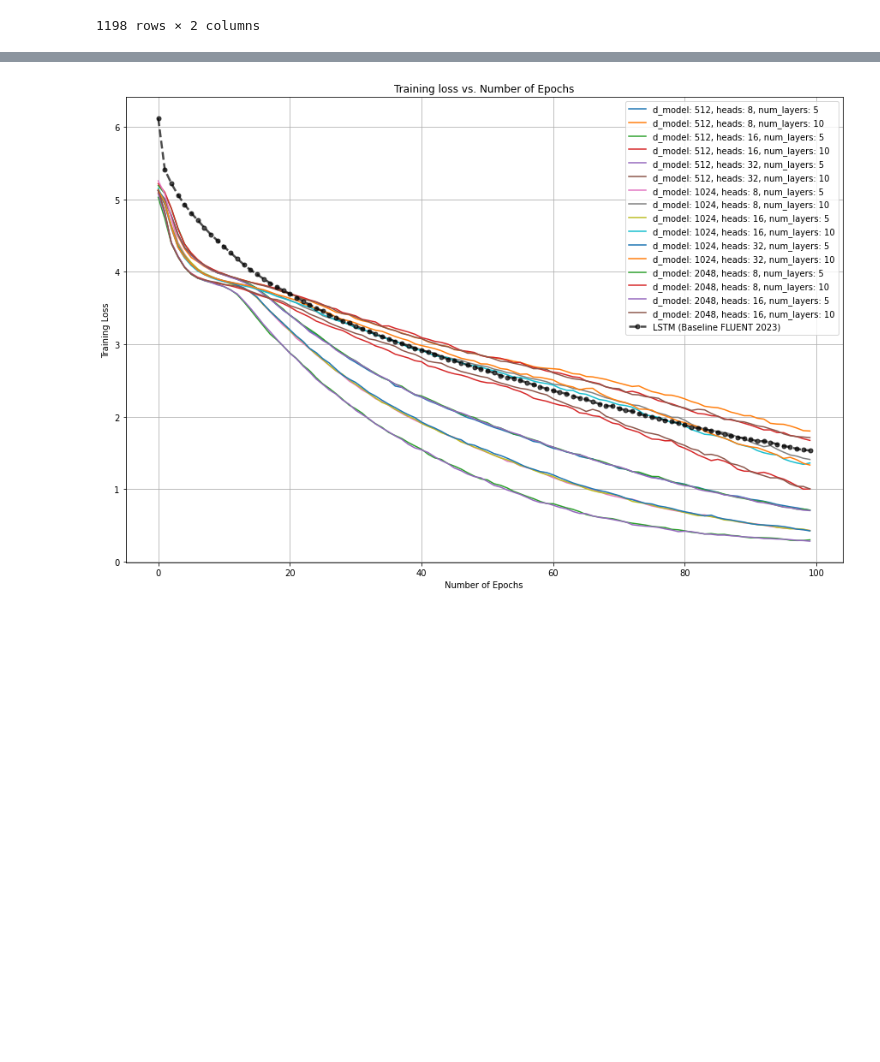
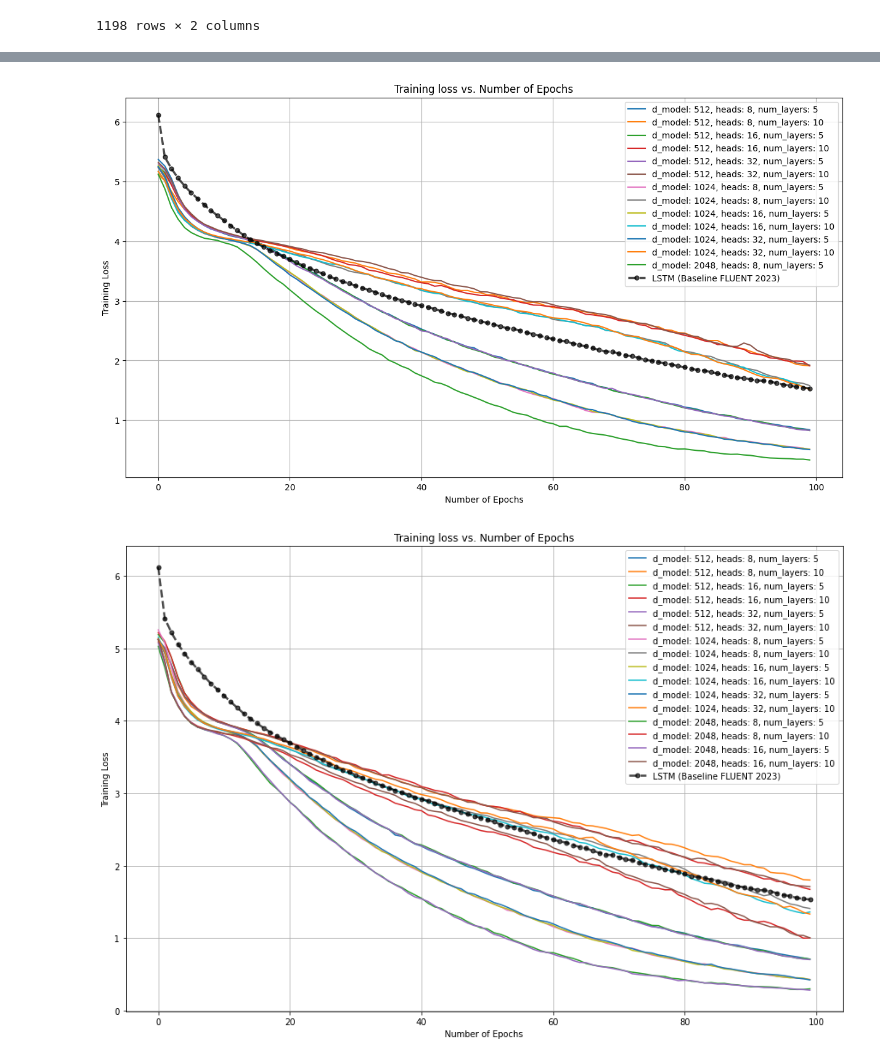
Before and after one commit to AndiAlifs/FLUENT-Chatbot-2023, a Jupyter notebook: transformers_FLUENT.ipynb, the cells around one changed output, grey strips where cells are left out. Saved outputs shown, nothing was run; the diff lists cells and outputs as text; code cells hidden in the pictures; blank space fills up the shorter version.

```diff
--- a/transformers_FLUENT.ipynb
+++ b/transformers_FLUENT.ipynb
@@ -40,7 +40,7 @@ def remove_punc(string):
     return no_punct.lower()
 # %%
 pairs = []
-max_len = 45
+max_len = 90
 
 for line in qa_paired.iterrows():
     pertanyaan = line[1]['Pertanyaan']
@@ -716,0 +944,5 @@ transformer_experiment
+# %%
+import yaml
+
+with open('loss_history_transformer_experiment_KBFILKOM.yaml', 'w') as file:
+    documents = yaml.dump(loss_history, file)
@@ -719,6 +969,39 @@ import yaml
 
 with open('history_rnn_150524.yaml', 'r') as file:
     history_rnn = yaml.load(file, Loader=yaml.FullLoader)
+# %%
+import matplotlib
+import matplotlib.pyplot as plt
+
+loss_history_key = list(loss_history.keys())
+
+plt.figure(figsize=(15,8))
+plt.title("Training loss vs. Number of Epochs")
+plt.xlabel("Number of Epochs")
+plt.ylabel("Training Loss")
+
+
+for key in loss_history_key:
+    loss_list = loss_history[key]
+    labels = f'd_model: {transformer_experiment[transformer_experiment["experiment_id"] == key]["d_model"].values[0]}, heads: {transformer_experiment[transformer_experiment["experiment_id"] == key]["heads"].values[0]}, num_layers: {transformer_experiment[transformer_experiment["experiment_id"] == key]["num_layers"].values[0]}'
+    plt.plot(loss_list, label = labels)
+
+
+plt.plot(history_rnn['loss'],
+                label = 'LSTM (Baseline FLUENT 2023)',
+                linestyle='dashed',
+                color='black',
+                linewidth=2.5,
+                alpha=0.7,
+                marker='o',
+                markerfacecolor='black',
+                markersize=5
+        )
+
+plt.legend()
+plt.grid()
+# %% [output]
+[figure, added]
 # %%
 import matplotlib
 import matplotlib.pyplot as plt
```
Also changed, not shown: parts of 40 cells of this notebook, 3 other files.
